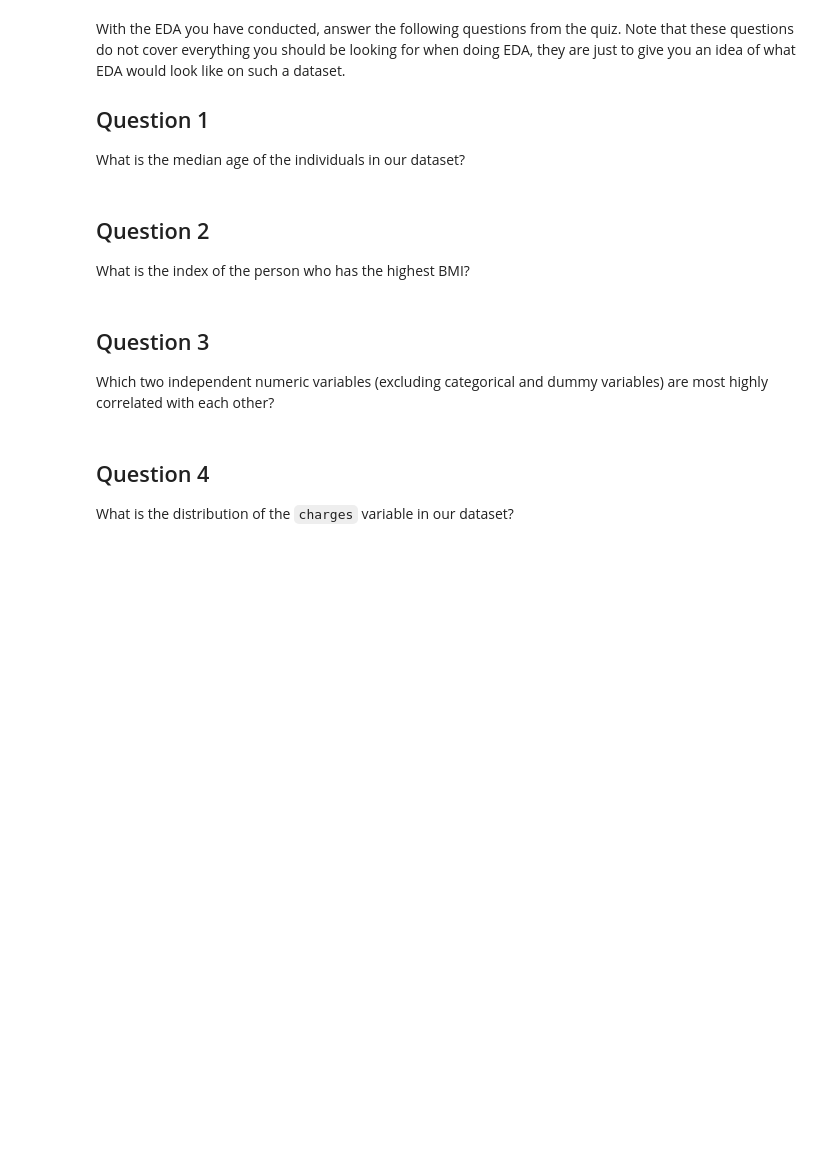
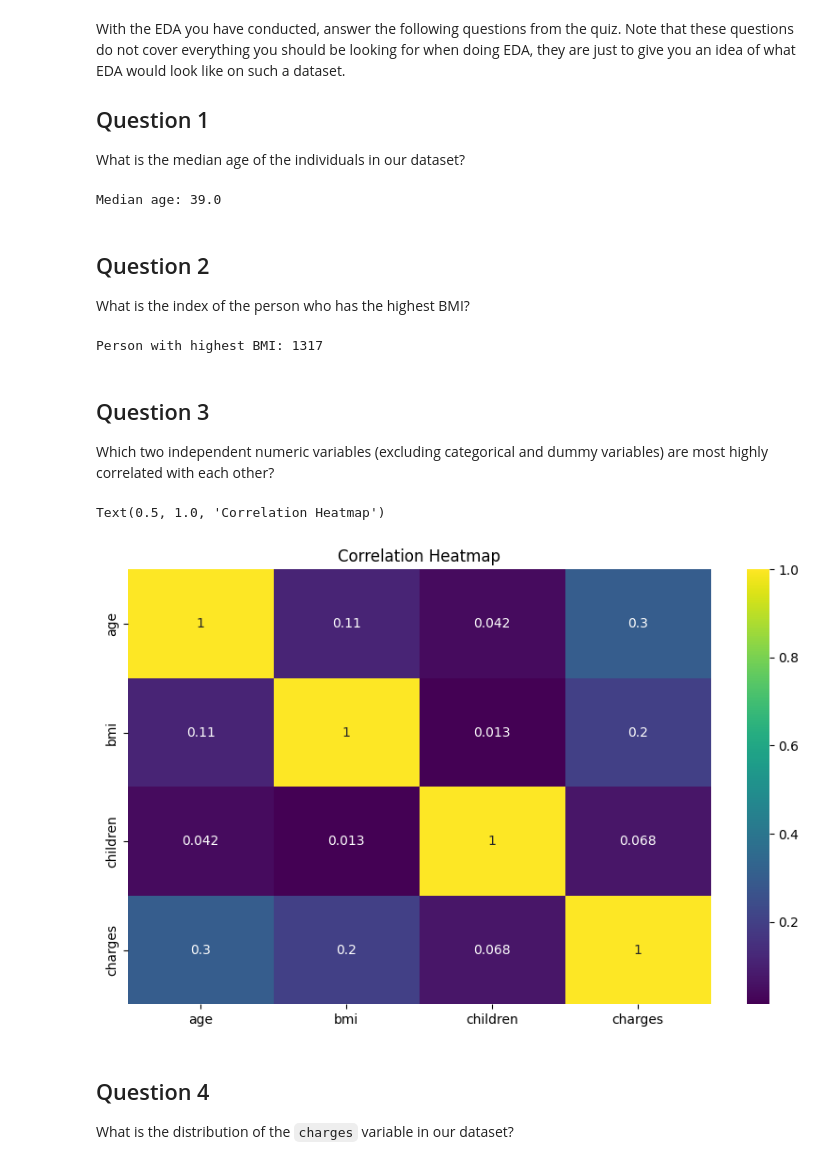
Before and after one commit to josephgitau/September-intake, a Jupyter notebook: insurance pricing prediction.ipynb, the cells around one changed output. Cells and saved outputs as stored; diff of their text form; code cells hidden in the pictures; blank space fills up the shorter version.

```diff
--- a/insurance pricing prediction.ipynb
+++ b/insurance pricing prediction.ipynb
@@ -84,16 +94,32 @@ With the EDA you have conducted, answer the following questions from the quiz. N
 What is the median age of the individuals in our dataset?
 # %%
 # calculate median age
+ma = df['age'].median()
+print(f"Median age: {ma}")
+# %% [output]
+Median age: 39.0
 # %% [markdown]
 ## Question 2
 What is the index of the person who has the highest BMI?
 # %%
 # find index of person with highest BMI
+highest_bmi = df['bmi'].idxmax()
+print(f"Person with highest BMI: {highest_bmi}")
+# %% [output]
+Person with highest BMI: 1317
 # %% [markdown]
 ## Question 3
 Which two independent numeric variables (excluding categorical and dummy variables) are most highly correlated with each other?
 # %%
 # plot correlation heatmap
+num_cols = df.select_dtypes(include=np.number).columns
+
+plt.figure(figsize=(10, 6))
+sns.heatmap(df[num_cols].corr(), annot=True, cmap='viridis')
+plt.title('Correlation Heatmap')
+# %% [output]
+Text(0.5, 1.0, 'Correlation Heatmap')
+[figure, added]
 # %% [markdown]
 ## Question 4
 What is the distribution of the `charges` variable in our dataset?
```
Also changed, not shown: parts of 28 cells of this notebook.
